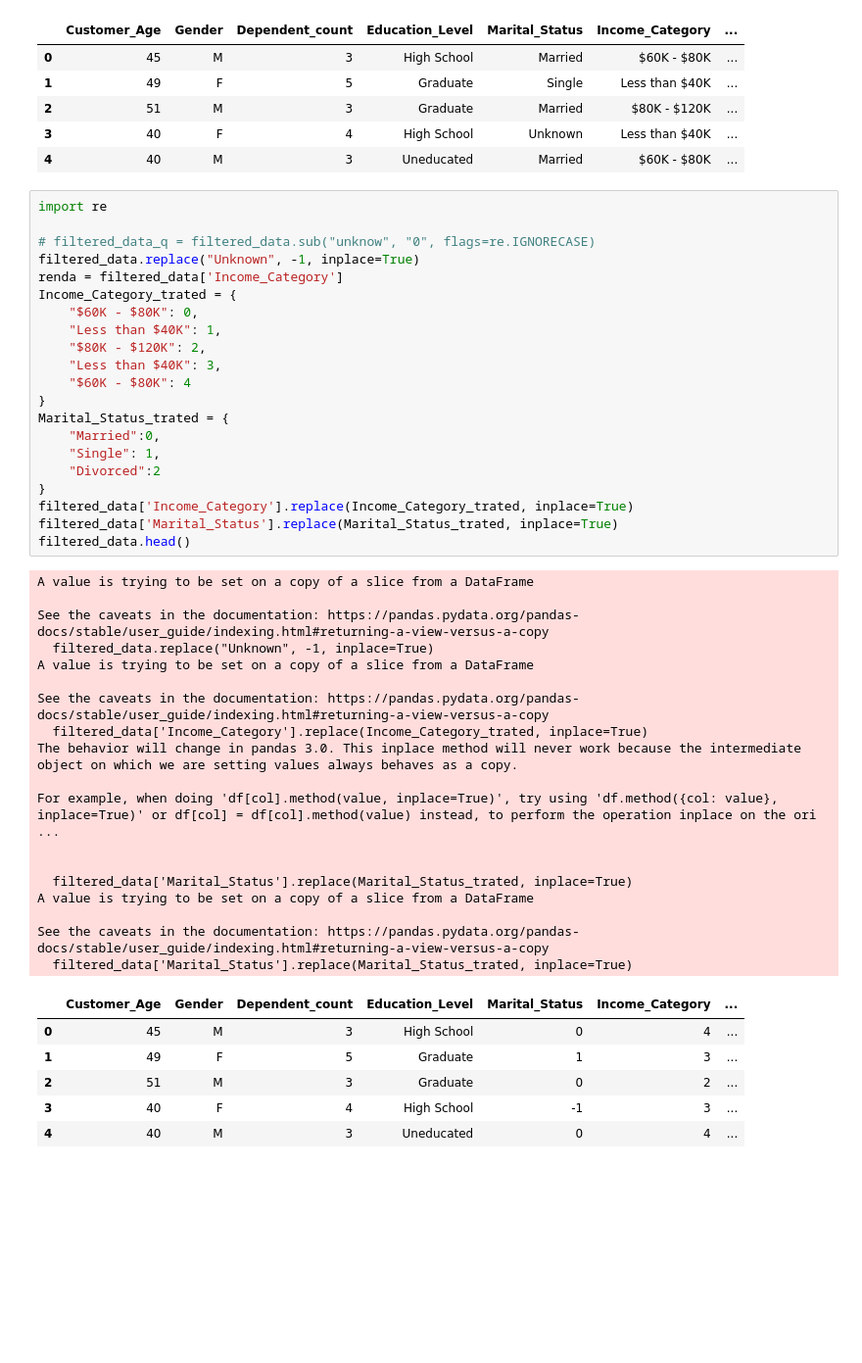
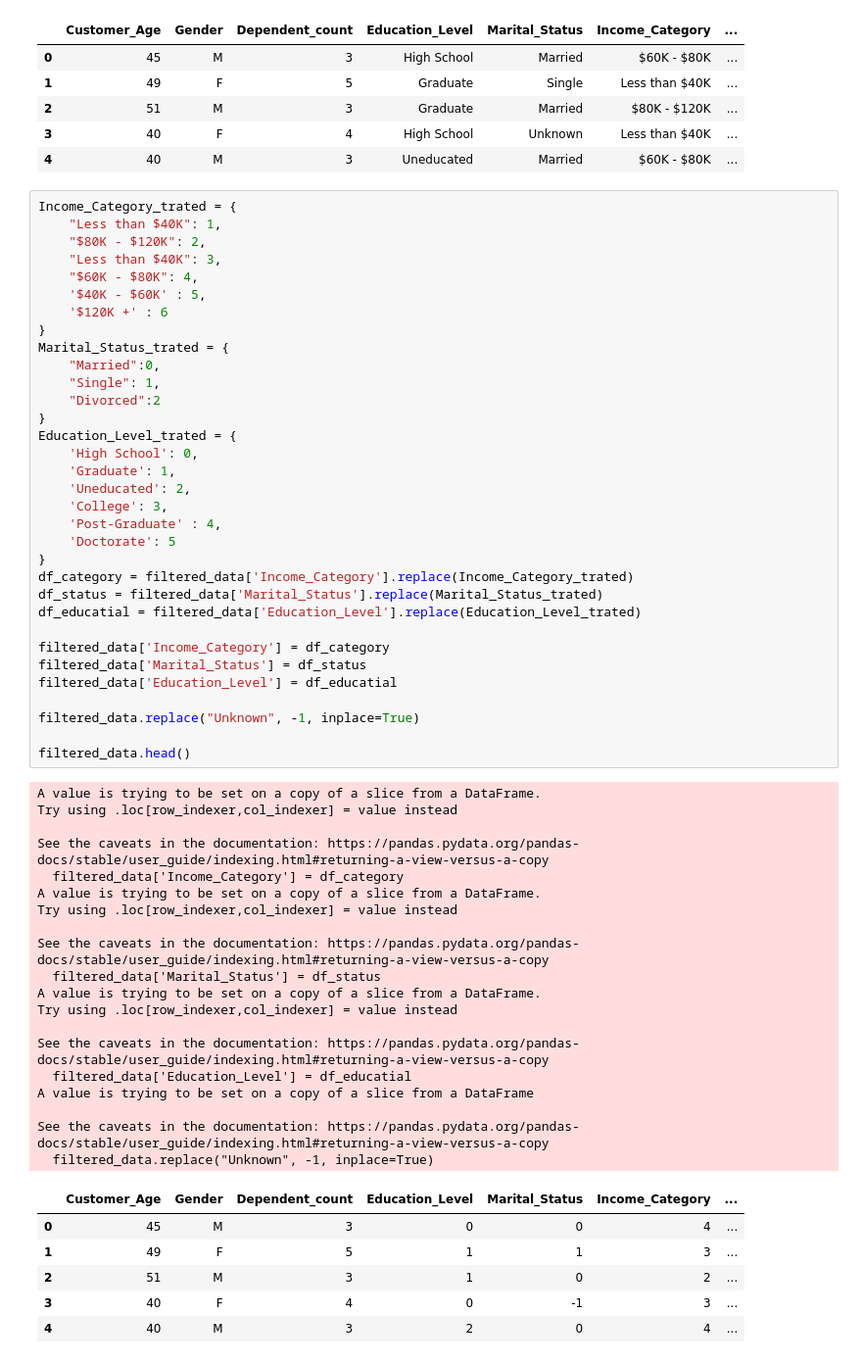
Before and after one commit to olzmooraes/dataScience, a Jupyter notebook: kmeans/atividade.ipynb, the cells around one changed output. Shown: that part at 98% size. Cells and saved outputs as stored; diff of their text form; blank space fills up the shorter version.

```diff
--- a/kmeans/atividade.ipynb
+++ b/kmeans/atividade.ipynb
@@ -33,51 +26,64 @@ filtered_data.head()
 | 3 | 40 | F | 4 | High School | Unknown | Less than $40K | ... |
 | 4 | 40 | M | 3 | Uneducated | Married | $60K - $80K | ... |
 # %%
-import re
-
-# filtered_data_q = filtered_data.sub("unknow", "0", flags=re.IGNORECASE)
-filtered_data.replace("Unknown", -1, inplace=True)
-renda = filtered_data['Income_Category']
 Income_Category_trated = {
-    "$60K - $80K": 0,
     "Less than $40K": 1,
     "$80K - $120K": 2,
     "Less than $40K": 3,
-    "$60K - $80K": 4
+    "$60K - $80K": 4,
+    '$40K - $60K' : 5,
+    '$120K +' : 6
 }
 Marital_Status_trated = {
     "Married":0,
     "Single": 1,
     "Divorced":2
 }
-filtered_data['Income_Category'].replace(Income_Category_trated, inplace=True)
-filtered_data['Marital_Status'].replace(Marital_Status_trated, inplace=True)
+Education_Level_trated = {
+    'High School': 0,
+    'Graduate': 1,
+    'Uneducated': 2,
+    'College': 3,
+    'Post-Graduate' : 4,
+    'Doctorate': 5
+}
+df_category = filtered_data['Income_Category'].replace(Income_Category_trated)
+df_status = filtered_data['Marital_Status'].replace(Marital_Status_trated)
+df_educatial = filtered_data['Education_Level'].replace(Education_Level_trated)
+
+filtered_data['Income_Category'] = df_category
+filtered_data['Marital_Status'] = df_status
+filtered_data['Education_Level'] = df_educatial
+
+filtered_data.replace("Unknown", -1, inplace=True)
+
 filtered_data.head()
 # %% [output]
+A value is trying to be set on a copy of a slice from a DataFrame.
+Try using .loc[row_indexer,col_indexer] = value instead
+
+See the caveats in the documentation: https://pandas.pydata.org/pandas-docs/stable/user_guide/indexing.html#returning-a-view-versus-a-copy
+  filtered_data['Income_Category'] = df_category
+A value is trying to be set on a copy of a slice from a DataFrame.
+Try using .loc[row_indexer,col_indexer] = value instead
+
+See the caveats in the documentation: https://pandas.pydata.org/pandas-docs/stable/user_guide/indexing.html#returning-a-view-versus-a-copy
+  filtered_data['Marital_Status'] = df_status
+A value is trying to be set on a copy of a slice from a DataFrame.
+Try using .loc[row_indexer,col_indexer] = value instead
+
+See the caveats in the documentation: https://pandas.pydata.org/pandas-docs/stable/user_guide/indexing.html#returning-a-view-versus-a-copy
+  filtered_data['Education_Level'] = df_educatial
 A value is trying to be set on a copy of a slice from a DataFrame
 
 See the caveats in the documentation: https://pandas.pydata.org/pandas-docs/stable/user_guide/indexing.html#returning-a-view-versus-a-copy
   filtered_data.replace("Unknown", -1, inplace=True)
-A value is trying to be set on a copy of a slice from a DataFrame
-
-See the caveats in the documentation: https://pandas.pydata.org/pandas-docs/stable/user_guide/indexing.html#returning-a-view-versus-a-copy
-  filtered_data['Income_Category'].replace(Income_Category_trated, inplace=True)
-The behavior will change in pandas 3.0. This inplace method will never work because the intermediate object on which we are setting values always behaves as a copy.
-
-For example, when doing 'df[col].method(value, inplace=True)', try using 'df.method({col: value}, inplace=True)' or df[col] = df[col].method(value) instead, to perform the operation inplace on the ori ...
-
-
-  filtered_data['Marital_Status'].replace(Marital_Status_trated, inplace=True)
-A value is trying to be set on a copy of a slice from a DataFrame
-
-See the caveats in the documentation: https://pandas.pydata.org/pandas-docs/stable/user_guide/indexing.html#returning-a-view-versus-a-copy
-  filtered_data['Marital_Status'].replace(Marital_Status_trated, inplace=True)
 |  | Customer_Age | Gender | Dependent_count | Education_Level | Marital_Status | Income_Category | ... |
-| 0 | 45 | M | 3 | High School | 0 | 4 | ... |
-| 1 | 49 | F | 5 | Graduate | 1 | 3 | ... |
-| 2 | 51 | M | 3 | Graduate | 0 | 2 | ... |
-| 3 | 40 | F | 4 | High School | -1 | 3 | ... |
-| 4 | 40 | M | 3 | Uneducated | 0 | 4 | ... |
+| 0 | 45 | M | 3 | 0 | 0 | 4 | ... |
+| 1 | 49 | F | 5 | 1 | 1 | 3 | ... |
+| 2 | 51 | M | 3 | 1 | 0 | 2 | ... |
+| 3 | 40 | F | 4 | 0 | -1 | 3 | ... |
+| 4 | 40 | M | 3 | 2 | 0 | 4 | ... |
 # %%
 from sklearn.preprocessing import StandardScaler
 
```
Also changed, not shown: parts of 5 cells of this notebook.
